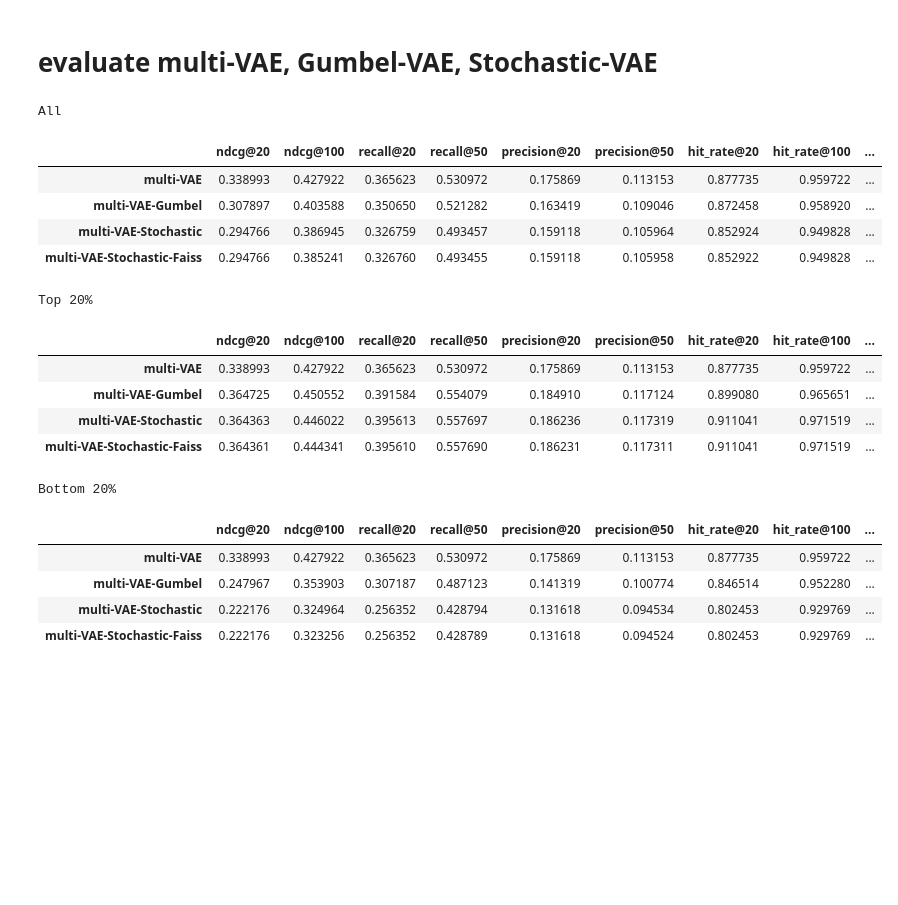
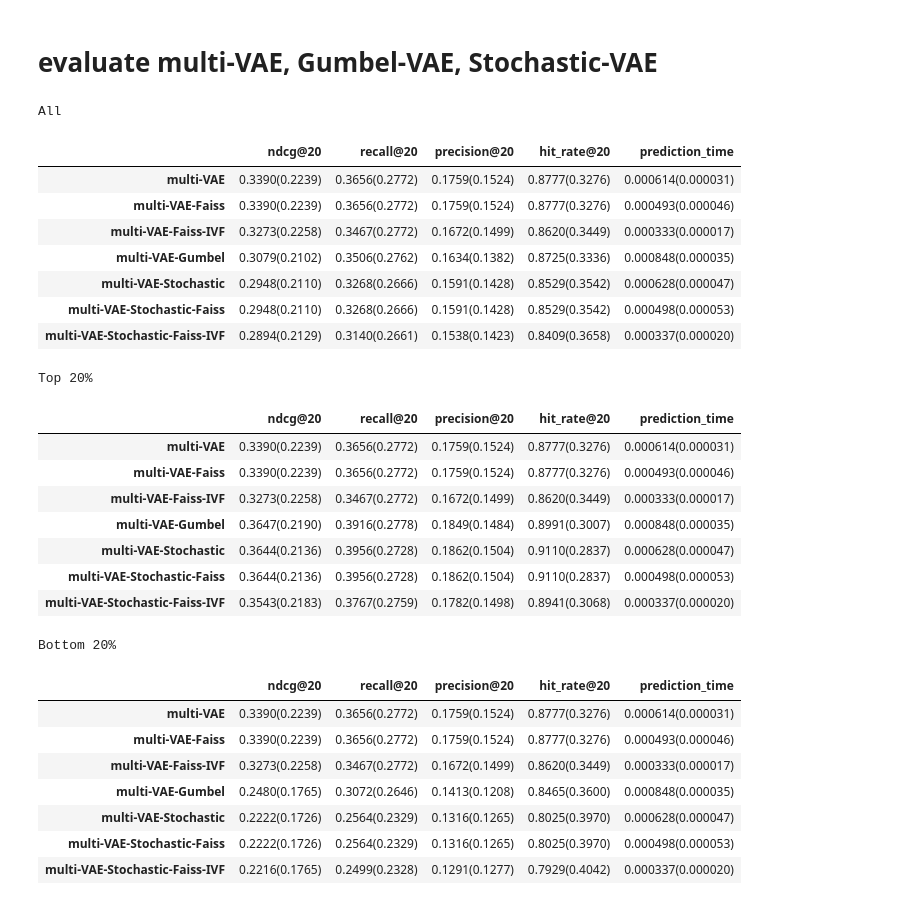
Before and after one commit to h-cno/vae-cf-pytorch, a Jupyter notebook: run-cpu.ipynb, the cells around one changed output. Drawn from its saved outputs; the diff is of its cells as text; code cells hidden in the pictures; blank space fills up the shorter version.

```diff
--- a/run-cpu.ipynb
+++ b/run-cpu.ipynb
@@ -324,3 +324,11 @@ TypeError: can't convert cuda:0 device type tensor to numpy. Use Tensor.cpu() to
+# %%
+nlist = 100
+quantizer = faiss.IndexFlatIP(d)
+index_ivf = faiss.IndexIVFFlat(quantizer, d, nlist, faiss.METRIC_INNER_PRODUCT)
+index_ivf.train(P1_dash)
+index_ivf.add(P1_dash)
+
+index_ivf.nprobe = 3
 # %%
 # update_count =
 # %% [markdown]
@@ -611,12 +619,12 @@ def evaluate_stochastic(data_tr, data_te, n_sampling=1):
                 # decoding
                 start = time.perf_counter()
                 recon_batch = model.decode(mu)
+                recon_batch_cpu = recon_batch.numpy()
                 t_decode = time.perf_counter() - start
 
-                start = time.perf_counter()
+                # start = time.perf_counter()
                 # recon_batch_cpu = recon_batch.cpu()
-                t_to_cpu = time.perf_counter() - start
-                recon_batch_cpu = recon_batch.numpy()
+                # t_to_cpu = time.perf_counter() - start
                 recon_batch_cpu[data.nonzero()] = -np.inf
 
                 # loss = criterion(recon_batch, data_tensor, mu, logvar, anneal)
@@ -636,9 +644,8 @@ def evaluate_stochastic(data_tr, data_te, n_sampling=1):
                     start = time.perf_counter()
                     recon_batch_blurred = model.decode(z_blurred)
                     # recon_batch_blurred = recon_batch_blurred.cpu()
+                    recon_batch_blurred = recon_batch_blurred.numpy()
                     t_decode_blurred = time.perf_counter() - start
-
-                    recon_batch_blurred = recon_batch_blurred.numpy()
                     recon_batch_blurred[data.nonzero()] = -np.inf
 
                     metrics_dic["multi-VAE-Stochastic"]["ndcg@20"][l].append(metric.NDCG_binary_at_k_batch(recon_batch_blurred, heldout_data, 20))
@@ -705,7 +712,7 @@ def evaluate_stochastic(data_tr, data_te, n_sampling=1):
                     metrics_dic["multi-VAE"]["precision@50"][l].append(metric.Precision_at_k_batch(recon_batch_cpu, heldout_data, 50))
                     metrics_dic["multi-VAE"]["hit_rate@20"][l].append(metric.HitRate_at_k_batch(recon_batch_cpu, heldout_data, 20))
                     metrics_dic["multi-VAE"]["hit_rate@100"][l].append(metric.HitRate_at_k_batch(recon_batch_cpu, heldout_data, 100))
-                    metrics_dic["multi-VAE"]["prediction_time"][l].append(t_encode + t_decode + t_to_cpu)
+                    metrics_dic["multi-VAE"]["prediction_time"][l].append(t_encode + t_decode)
 
     # total_loss /= len(range(0, e_N, BATCH_SIZE))
 
@@ -727,23 +1049,30 @@ total_loss, metrics_dic = evaluate_stochastic(test_data_tr, test_data_te, n_samp
 # %%
 method_names = list(metrics_dic.keys())
 metric_names = list(metrics_dic[method_names[0]].keys())
 
 results_all = []
 for method_name, metrics in metrics_dic.items():
     results = []
     for metric_name, metric_list in metrics.items():
-        results.append(np.mean(metrics_dic[method_name][metric_name]))
+        if metric_name == "prediction_time":
+            results.append("{:6f}({:6f})".format(np.mean(metrics_dic[method_name][metric_name]), np.std(metrics_dic[method_name][metric_name])))
+        else:
+        # # results.append(np.mean(metrics_dic[method_name][metric_name]))
+            results.append("{:4.4f}({:4.4f})".format(np.mean(metrics_dic[method_name][metric_name]), np.std(metrics_dic[method_name][metric_name])))
     results_all.append(results)
 results_all = pd.DataFrame(results_all, columns=metric_names, index=method_names)
 print("All")
 results_all
 # %% [output]
 All
-|  | ndcg@20 | ndcg@100 | recall@20 | recall@50 | precision@20 | precision@50 | hit_rate@20 | hit_rate@100 | ... |
-| multi-VAE | 0.338993 | 0.427922 | 0.365623 | 0.530972 | 0.175869 | 0.113153 | 0.877735 | 0.959722 | ... |
-| multi-VAE-Gumbel | 0.307897 | 0.403588 | 0.350650 | 0.521282 | 0.163419 | 0.109046 | 0.872458 | 0.958920 | ... |
-| multi-VAE-Stochastic | 0.294766 | 0.386945 | 0.326759 | 0.493457 | 0.159118 | 0.105964 | 0.852924 | 0.949828 | ... |
-| multi-VAE-Stochastic-Faiss | 0.294766 | 0.385241 | 0.326760 | 0.493455 | 0.159118 | 0.105958 | 0.852922 | 0.949828 | ... |
+|  | ndcg@20 | recall@20 | precision@20 | hit_rate@20 | prediction_time |
+| multi-VAE | 0.3390(0.2239) | 0.3656(0.2772) | 0.1759(0.1524) | 0.8777(0.3276) | 0.000614(0.000031) |
+| multi-VAE-Faiss | 0.3390(0.2239) | 0.3656(0.2772) | 0.1759(0.1524) | 0.8777(0.3276) | 0.000493(0.000046) |
+| multi-VAE-Faiss-IVF | 0.3273(0.2258) | 0.3467(0.2772) | 0.1672(0.1499) | 0.8620(0.3449) | 0.000333(0.000017) |
+| multi-VAE-Gumbel | 0.3079(0.2102) | 0.3506(0.2762) | 0.1634(0.1382) | 0.8725(0.3336) | 0.000848(0.000035) |
+| multi-VAE-Stochastic | 0.2948(0.2110) | 0.3268(0.2666) | 0.1591(0.1428) | 0.8529(0.3542) | 0.000628(0.000047) |
+| multi-VAE-Stochastic-Faiss | 0.2948(0.2110) | 0.3268(0.2666) | 0.1591(0.1428) | 0.8529(0.3542) | 0.000498(0.000053) |
+| multi-VAE-Stochastic-Faiss-IVF | 0.2894(0.2129) | 0.3140(0.2661) | 0.1538(0.1423) | 0.8409(0.3658) | 0.000337(0.000020) |
 # %%
 # method_names = list(metrics_dic.keys())
 # metric_names = list(metrics_dic[method_names[0]].keys())
@@ -752,32 +1081,46 @@ results_top20per = []
 for method_name, metrics in metrics_dic.items():
     results = []
     for metric_name, metric_list in metrics.items():
-        results.append(np.mean(np.quantile(metrics_dic[method_name][metric_name], 0.8, axis=0)))
+        if metric_name == "prediction_time":
+            results.append("{:6f}({:6f})".format(np.mean(metrics_dic[method_name][metric_name]), np.std(metrics_dic[method_name][metric_name])))
+        else:
+            results.append("{:4.4f}({:4.4f})".format(np.mean(np.quantile(metrics_dic[method_name][metric_name], 0.8, axis=0)), np.std(np.quantile(metrics_dic[method_name][metric_name], 0.8, axis=0))))
+            # results.append(np.mean(np.quantile(metrics_dic[method_name][metric_name], 0.8, axis=0)))
     results_top20per.append(results)
 results_top20per = pd.DataFrame(results_top20per, columns=metric_names, index=method_names)
 print("Top 20%")
 results_top20per
 # %% [output]
 Top 20%
-|  | ndcg@20 | ndcg@100 | recall@20 | recall@50 | precision@20 | precision@50 | hit_rate@20 | hit_rate@100 | ... |
-| multi-VAE | 0.338993 | 0.427922 | 0.365623 | 0.530972 | 0.175869 | 0.113153 | 0.877735 | 0.959722 | ... |
-| multi-VAE-Gumbel | 0.364725 | 0.450552 | 0.391584 | 0.554079 | 0.184910 | 0.117124 | 0.899080 | 0.965651 | ... |
-| multi-VAE-Stochastic | 0.364363 | 0.446022 | 0.395613 | 0.557697 | 0.186236 | 0.117319 | 0.911041 | 0.971519 | ... |
-| multi-VAE-Stochastic-Faiss | 0.364361 | 0.444341 | 0.395610 | 0.557690 | 0.186231 | 0.117311 | 0.911041 | 0.971519 | ... |
+|  | ndcg@20 | recall@20 | precision@20 | hit_rate@20 | prediction_time |
+| multi-VAE | 0.3390(0.2239) | 0.3656(0.2772) | 0.1759(0.1524) | 0.8777(0.3276) | 0.000614(0.000031) |
+| multi-VAE-Faiss | 0.3390(0.2239) | 0.3656(0.2772) | 0.1759(0.1524) | 0.8777(0.3276) | 0.000493(0.000046) |
+| multi-VAE-Faiss-IVF | 0.3273(0.2258) | 0.3467(0.2772) | 0.1672(0.1499) | 0.8620(0.3449) | 0.000333(0.000017) |
+| multi-VAE-Gumbel | 0.3647(0.2190) | 0.3916(0.2778) | 0.1849(0.1484) | 0.8991(0.3007) | 0.000848(0.000035) |
+| multi-VAE-Stochastic | 0.3644(0.2136) | 0.3956(0.2728) | 0.1862(0.1504) | 0.9110(0.2837) | 0.000628(0.000047) |
+| multi-VAE-Stochastic-Faiss | 0.3644(0.2136) | 0.3956(0.2728) | 0.1862(0.1504) | 0.9110(0.2837) | 0.000498(0.000053) |
+| multi-VAE-Stochastic-Faiss-IVF | 0.3543(0.2183) | 0.3767(0.2759) | 0.1782(0.1498) | 0.8941(0.3068) | 0.000337(0.000020) |
 # %%
 results_bottom20per = []
 for method_name, metrics in metrics_dic.items():
     results = []
     for metric_name, metric_list in metrics.items():
-        results.append(np.mean(np.quantile(metrics_dic[method_name][metric_name], 0.2, axis=0)))
+        if metric_name == "prediction_time":
+            results.append("{:6f}({:6f})".format(np.mean(metrics_dic[method_name][metric_name]), np.std(metrics_dic[method_name][metric_name])))
+        else:
+            results.append("{:4.4f}({:4.4f})".format(np.mean(np.quantile(metrics_dic[method_name][metric_name], 0.2, axis=0)), np.std(np.quantile(metrics_dic[method_name][metric_name], 0.2, axis=0))))
+            # results.append(np.mean(np.quantile(metrics_dic[method_name][metric_name], 0.2, axis=0)))
     results_bottom20per.append(results)
 results_bottom20per = pd.DataFrame(results_bottom20per, columns=metric_names, index=method_names)
 print("Bottom 20%")
 results_bottom20per
 # %% [output]
 Bottom 20%
-|  | ndcg@20 | ndcg@100 | recall@20 | recall@50 | precision@20 | precision@50 | hit_rate@20 | hit_rate@100 | ... |
-| multi-VAE | 0.338993 | 0.427922 | 0.365623 | 0.530972 | 0.175869 | 0.113153 | 0.877735 | 0.959722 | ... |
-| multi-VAE-Gumbel | 0.247967 | 0.353903 | 0.307187 | 0.487123 | 0.141319 | 0.100774 | 0.846514 | 0.952280 | ... |
-| multi-VAE-Stochastic | 0.222176 | 0.324964 | 0.256352 | 0.428794 | 0.131618 | 0.094534 | 0.802453 | 0.929769 | ... |
-| multi-VAE-Stochastic-Faiss | 0.222176 | 0.323256 | 0.256352 | 0.428789 | 0.131618 | 0.094524 | 0.802453 | 0.929769 | ... |
+|  | ndcg@20 | recall@20 | precision@20 | hit_rate@20 | prediction_time |
+| multi-VAE | 0.3390(0.2239) | 0.3656(0.2772) | 0.1759(0.1524) | 0.8777(0.3276) | 0.000614(0.000031) |
+| multi-VAE-Faiss | 0.3390(0.2239) | 0.3656(0.2772) | 0.1759(0.1524) | 0.8777(0.3276) | 0.000493(0.000046) |
+| multi-VAE-Faiss-IVF | 0.3273(0.2258) | 0.3467(0.2772) | 0.1672(0.1499) | 0.8620(0.3449) | 0.000333(0.000017) |
+| multi-VAE-Gumbel | 0.2480(0.1765) | 0.3072(0.2646) | 0.1413(0.1208) | 0.8465(0.3600) | 0.000848(0.000035) |
+| multi-VAE-Stochastic | 0.2222(0.1726) | 0.2564(0.2329) | 0.1316(0.1265) | 0.8025(0.3970) | 0.000628(0.000047) |
+| multi-VAE-Stochastic-Faiss | 0.2222(0.1726) | 0.2564(0.2329) | 0.1316(0.1265) | 0.8025(0.3970) | 0.000498(0.000053) |
+| multi-VAE-Stochastic-Faiss-IVF | 0.2216(0.1765) | 0.2499(0.2328) | 0.1291(0.1277) | 0.7929(0.4042) | 0.000337(0.000020) |
```
Also changed, not shown: parts of 12 cells of this notebook, 2 other files.
